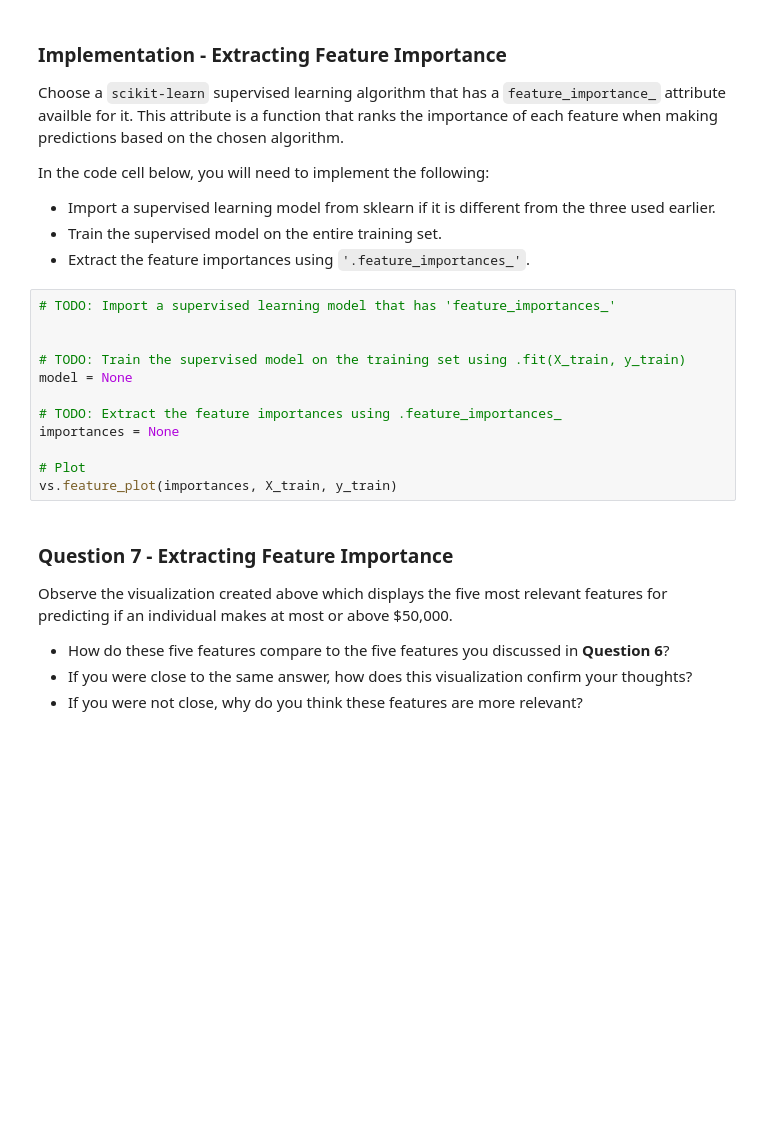
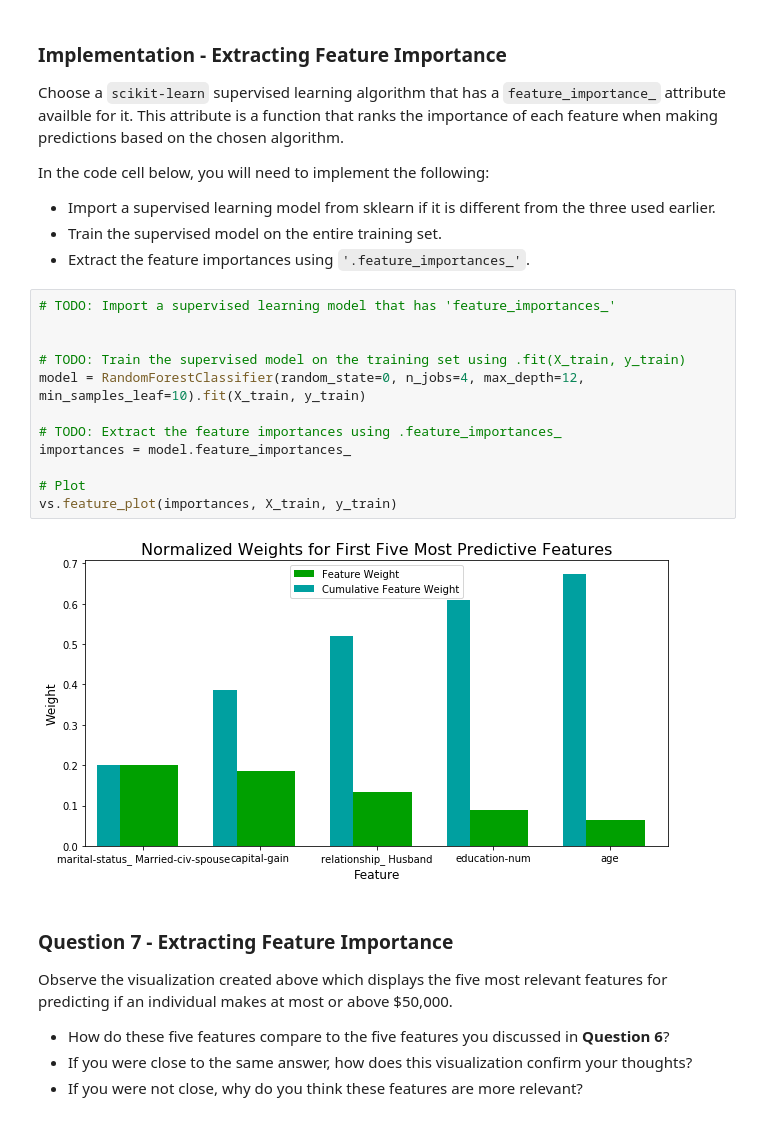
Before and after one commit to lzenczuk/mlnd, a Jupyter notebook: finding_donors/finding_donors.ipynb, the cells around one changed output. Drawn from its saved outputs; the diff is of its cells as text; blank space fills up the shorter version.

```diff
--- a/finding_donors/finding_donors.ipynb
+++ b/finding_donors/finding_donors.ipynb
@@ -547,15 +548,17 @@ In the code cell below, you will need to implement the following:
 # %%
 # TODO: Import a supervised learning model that has 'feature_importances_'
 
 
 # TODO: Train the supervised model on the training set using .fit(X_train, y_train)
-model = None
+model = RandomForestClassifier(random_state=0, n_jobs=4, max_depth=12, min_samples_leaf=10).fit(X_train, y_train)
 
 # TODO: Extract the feature importances using .feature_importances_
-importances = None
+importances = model.feature_importances_
 
 # Plot
 vs.feature_plot(importances, X_train, y_train)
+# %% [output]
+[figure, added]
 # %% [markdown]
 ### Question 7 - Extracting Feature Importance
 
```
Also changed, not shown: parts of 3 cells of this notebook.
